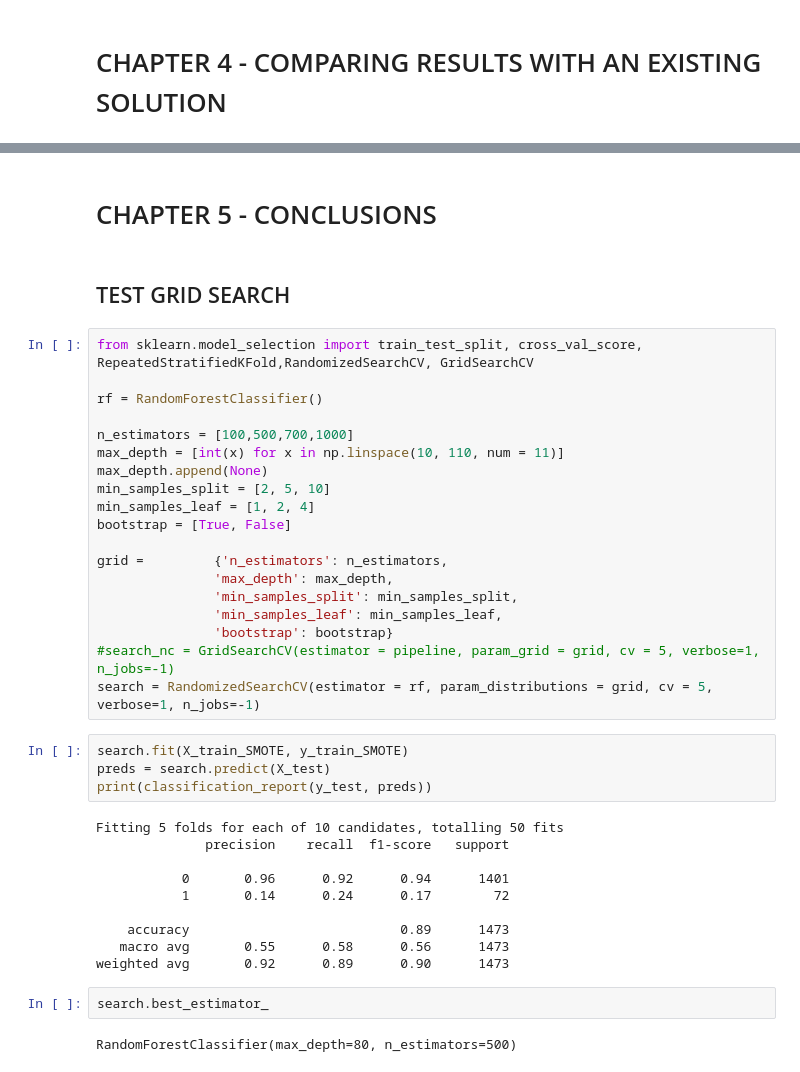
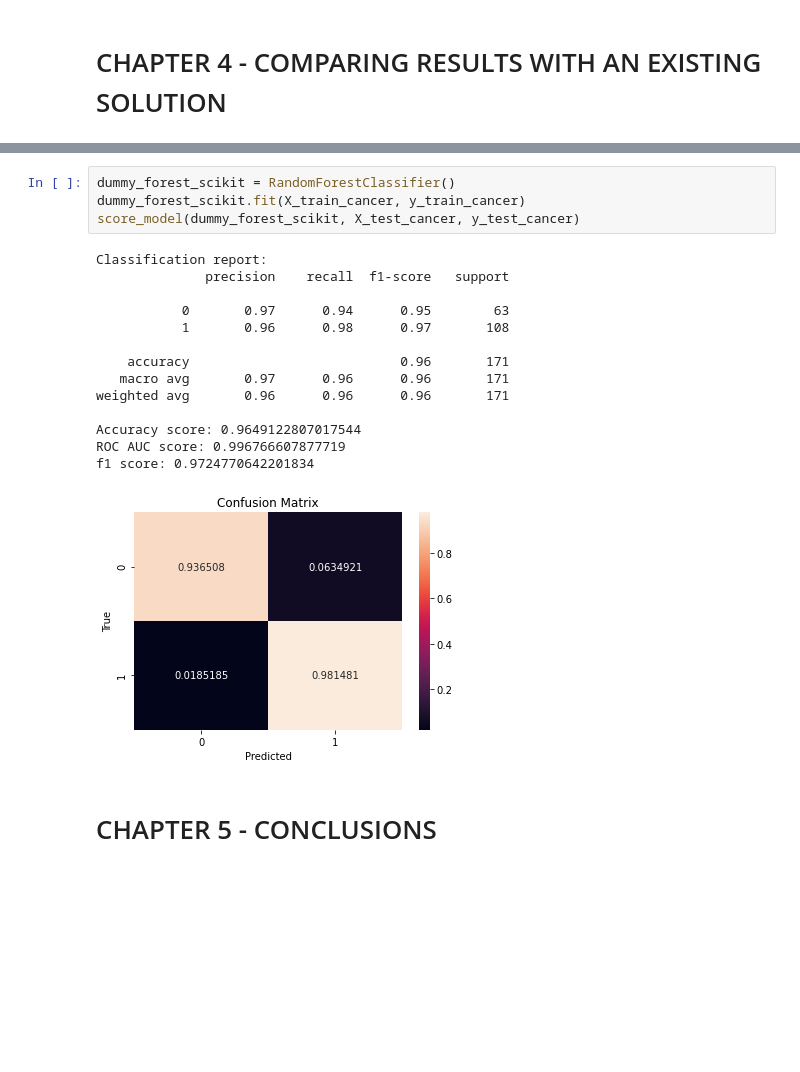
Before and after one commit to iberius96/Classification-task-for-heart-condition, a Jupyter notebook: main.ipynb, the cells around one changed output, grey strips where cells are left out. Drawn from its saved outputs; the diff is of its cells as text; blank space fills up the shorter version.

```diff
--- a/main.ipynb
+++ b/main.ipynb
@@ -1104,41 +1146,21 @@ f1 score: 0.18905472636815923
+# %%
+dummy_forest_scikit = RandomForestClassifier()
+dummy_forest_scikit.fit(X_train_cancer, y_train_cancer)
+score_model(dummy_forest_scikit, X_test_cancer, y_test_cancer)
+# %% [output]
+Classification report:
+              precision    recall  f1-score   support
+
+           0       0.97      0.94      0.95        63
+           1       0.96      0.98      0.97       108
+
+    accuracy                           0.96       171
+   macro avg       0.97      0.96      0.96       171
+weighted avg       0.96      0.96      0.96       171
+
+Accuracy score: 0.9649122807017544
+ROC AUC score: 0.996766607877719
+f1 score: 0.9724770642201834
+[figure, added]
 # %% [markdown]
 # CHAPTER 5 - CONCLUSIONS <a class="anchor" id="5"></a>
-# %% [markdown]
-## TEST GRID SEARCH
-# %%
-from sklearn.model_selection import train_test_split, cross_val_score,  RepeatedStratifiedKFold,RandomizedSearchCV, GridSearchCV
-
-rf = RandomForestClassifier()
-
-n_estimators = [100,500,700,1000]
-max_depth = [int(x) for x in np.linspace(10, 110, num = 11)]
-max_depth.append(None)
-min_samples_split = [2, 5, 10]
-min_samples_leaf = [1, 2, 4]
-bootstrap = [True, False]
-
-grid =         {'n_estimators': n_estimators,
-               'max_depth': max_depth,
-               'min_samples_split': min_samples_split,
-               'min_samples_leaf': min_samples_leaf,
-               'bootstrap': bootstrap}
-#search_nc = GridSearchCV(estimator = pipeline, param_grid = grid, cv = 5, verbose=1, n_jobs=-1)
-search = RandomizedSearchCV(estimator = rf, param_distributions = grid, cv = 5, verbose=1, n_jobs=-1)
-# %%
-search.fit(X_train_SMOTE, y_train_SMOTE)
-preds = search.predict(X_test)
-print(classification_report(y_test, preds))
-# %% [output]
-Fitting 5 folds for each of 10 candidates, totalling 50 fits
-              precision    recall  f1-score   support
-
-           0       0.96      0.92      0.94      1401
-           1       0.14      0.24      0.17        72
-
-    accuracy                           0.89      1473
-   macro avg       0.55      0.58      0.56      1473
-weighted avg       0.92      0.89      0.90      1473
-# %%
-search.best_estimator_
-# %% [output]
-RandomForestClassifier(max_depth=80, n_estimators=500)
```
Also changed, not shown: parts of 20 cells of this notebook, 1 other file.
